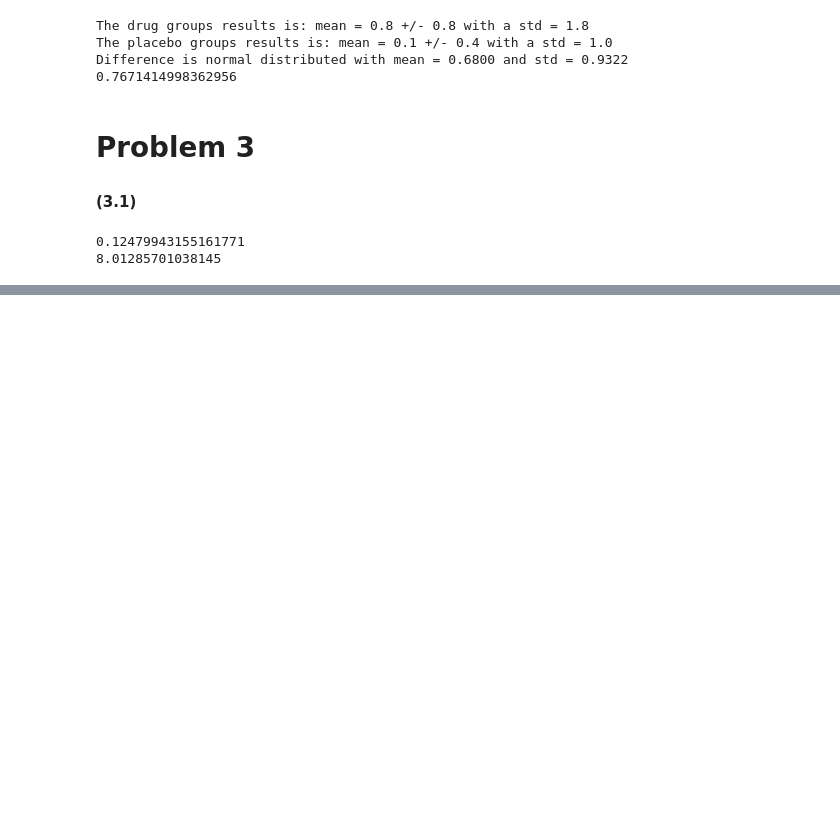
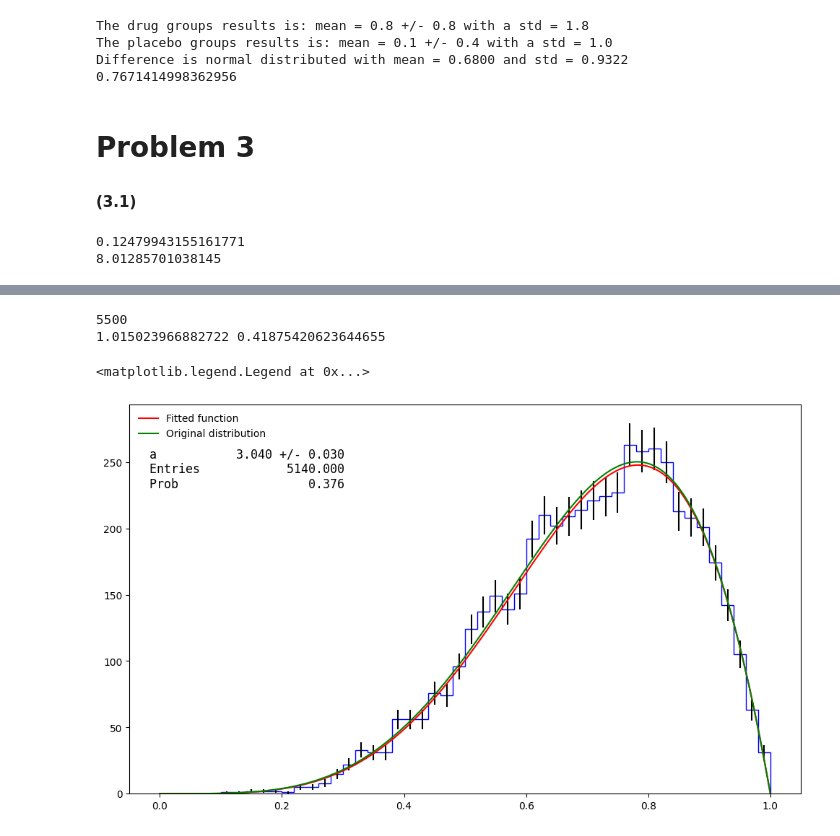
Before and after one commit to PhilKofoed/AppStat2022, a Jupyter notebook: Problemset/Problemsetsolution.ipynb, the cells around one changed output, grey strips where cells are left out. Drawn from its saved outputs; the diff is of its cells as text; code cells hidden in the pictures; blank space fills up the shorter version.

```diff
--- a/Problemset/Problemsetsolution.ipynb
+++ b/Problemset/Problemsetsolution.ipynb
@@ -502,0 +552,8 @@ add_header_to_ax(xdis, 0.05, 0.95, ax)
+# %%
+eff = N_points/tries
+integral = (xmax-xmin) * (ymax - ymin) * N_points/tries
+print(len(xdata))
+print(integral, eff)
+# %% [output]
+5500
+1.015023966882722 0.41875420623644655
@@ -502,0 +571,22 @@ add_header_to_ax(xdis, 0.05, 0.95, ax)
+# %%
+fig, ax = plt.subplots(1, 1, figsize = (12,7), facecolor = "white")
+
+ax.hist(xdata, bins = N_bins, range = (xmin, xmax), histtype = "step", color = "b")
+# ax.hist(x_simple, bins = N_bins, range = (xmin, xmax), histtype = "step", color = "k")
+ax.errorbar(x, y, yerr = sy, fmt = ".", ecolor = "k", color = "k", markersize = 0)
+# add_header_to_ax(xdata, 0.05, 0.95, ax)
+
+x_plot = np.linspace(0, 1, 10000)
+ax.plot(x_plot, fx_fit(x_plot, *minuit_chi2.values), color = "r", label = "Fitted function")
+ax.plot(x_plot, fx_norm(x_plot)*N_points/N_bins, color = "g", label = "Original distribution")
+d = {
+    "a": [A_values[-1], minuit_chi2.errors["a"]],
+    "Entries": N_values[-1],
+    "Prob": P_values[-1]
+}
+text = nice_string_output(d)
+add_text_to_ax(0.03, 0.89, text, ax)
+ax.legend(frameon = False, loc = "upper left")
+# %% [output]
+<matplotlib.legend.Legend at 0x...>
+[figure, added]
```
Also changed, not shown: parts of 14 cells of this notebook, 3 other files.
